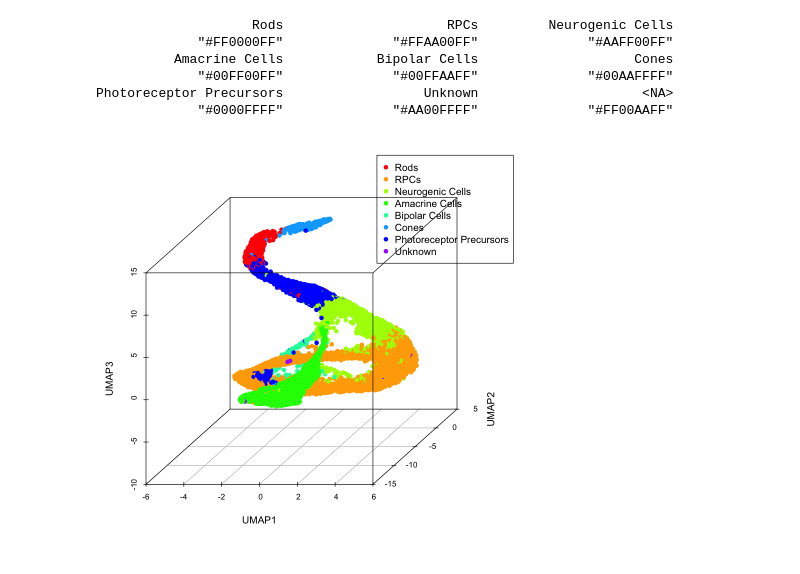
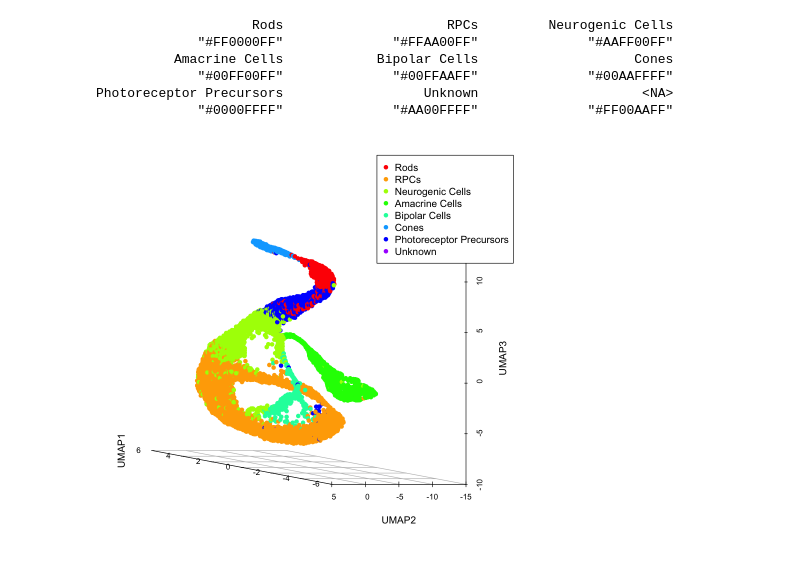
Before and after one commit to ironman-tetsuo/Introduction_to_scRNA-seq, a Jupyter notebook: 1_Clark_P2_Retina/Clark_P2_Retina.ipynb, the cells around one changed output. Saved outputs shown, nothing was run; the diff lists cells and outputs as text; code cells hidden in the pictures.

```diff
--- a/1_Clark_P2_Retina/Clark_P2_Retina.ipynb
+++ b/1_Clark_P2_Retina/Clark_P2_Retina.ipynb
@@ -555,9 +555,10 @@ cell_colors <- colors[cell_types]
 # %%
 scatterplot3d(
     x=umap_result[,1], y=umap_result[,2], z=umap_result[,3],
     xlab="UMAP1", ylab="UMAP2", zlab="UMAP3",
-    pch=16, xlim=c(-5,5), angle=40, color = cell_colors,
+    pch=16, xlim=c(-5,5), angle=350, color = cell_colors,
+    box=FALSE
  )
-legend("topright", legend = unique(cell_types), col = colors, pch=16, inset = -0.1, xpd=TRUE)
+legend("topright", legend = unique(cell_types), col = colors, pch=16, inset = -0.10, xpd=TRUE, bg="white")
 # %% [output]
-[figure, old version]
+[figure, new version]
```
